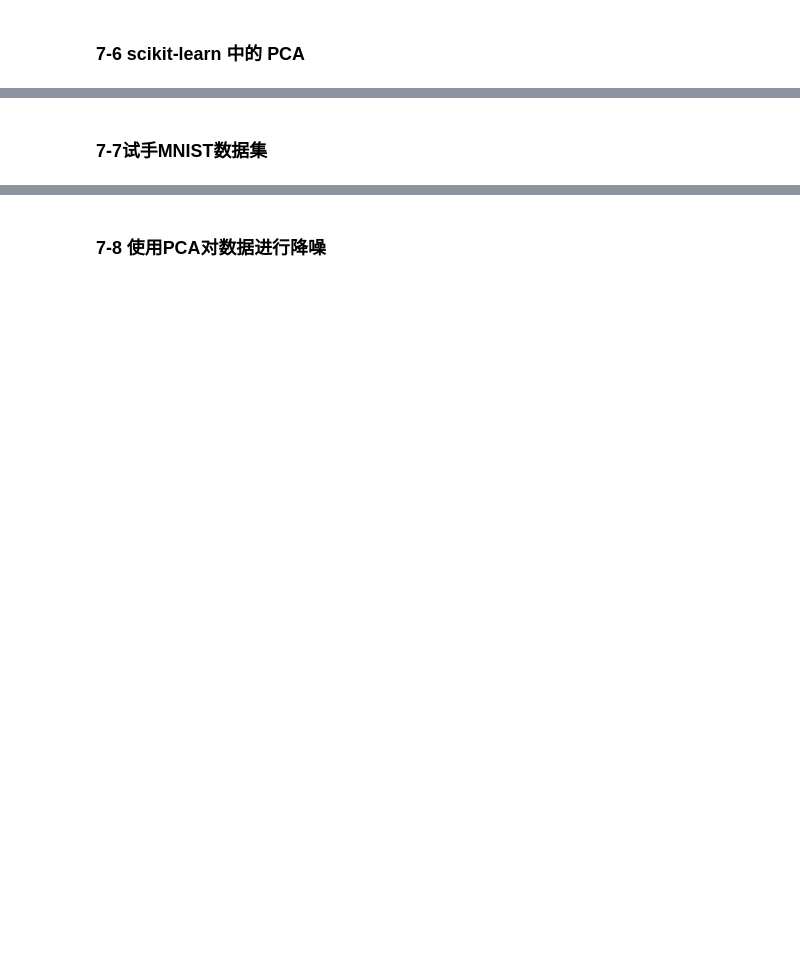
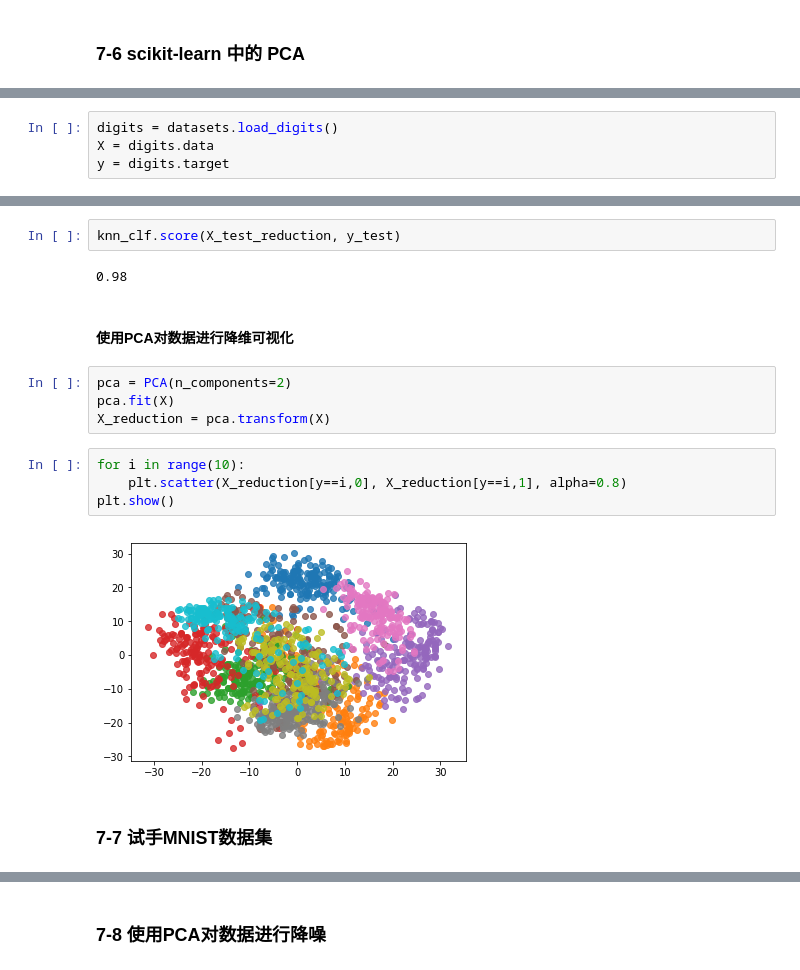
Before and after one commit to JinNiuMengMeng/deep_learn, a Jupyter notebook: Data_Handle/Python3入门机器学习算法与应用-慕课/07_第七章-PAC与梯度上升法.ipynb, the cells around one changed output, grey strips where cells are left out. Cells and saved outputs as stored; diff of their text form; blank space fills up the shorter version.

```diff
--- a/Data_Handle/Python3入门机器学习算法与应用-慕课/07_第七章-PAC与梯度上升法.ipynb
+++ b/Data_Handle/Python3入门机器学习算法与应用-慕课/07_第七章-PAC与梯度上升法.ipynb
@@ -244,0 +382,4 @@ first_n_components(2, X)
+# %%
+digits = datasets.load_digits()
+X = digits.data
+y = digits.target
@@ -245,2 +485,18 @@ first_n_components(2, X)
+# %%
+knn_clf.score(X_test_reduction, y_test)
+# %% [output]
+0.98
+# %% [markdown]
+#### 使用PCA对数据进行降维可视化
+# %%
+pca = PCA(n_components=2)
+pca.fit(X)
+X_reduction = pca.transform(X)
+# %%
+for i in range(10):
+    plt.scatter(X_reduction[y==i,0], X_reduction[y==i,1], alpha=0.8)
+plt.show()
+# %% [output]
+[figure, added]
 # %% [markdown]
-### 7-7试手MNIST数据集
+### 7-7 试手MNIST数据集
```
Also changed, not shown: parts of 83 cells of this notebook.
